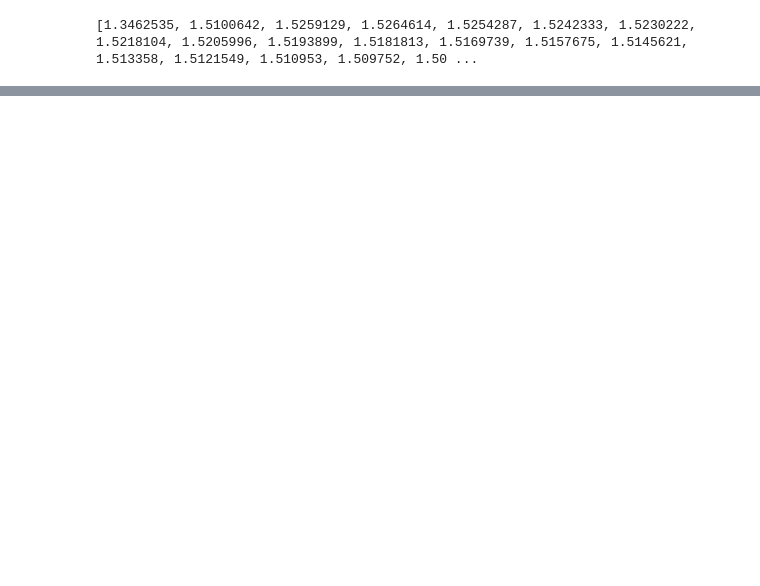
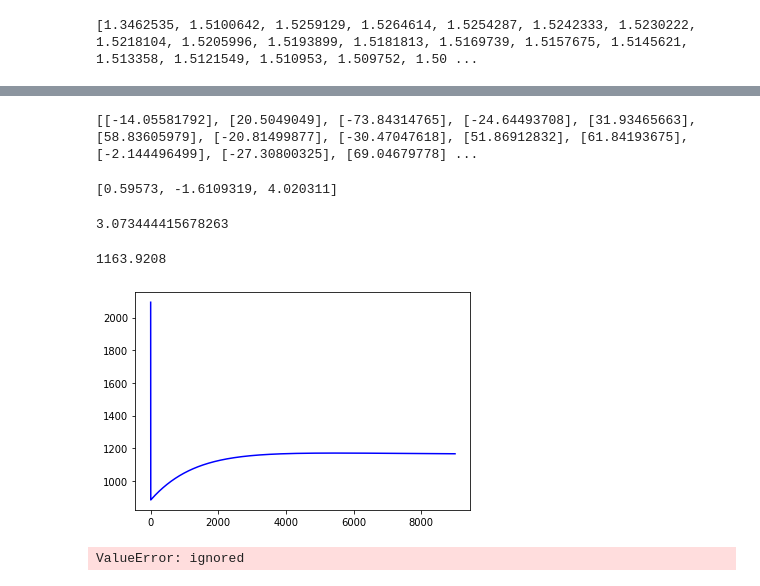
Before and after one commit to suulee/Machine-learning, a Jupyter notebook: assignment04/assignment04.ipynb, the cells around one changed output, grey strips where cells are left out. Saved outputs shown, nothing was run; the diff lists cells and outputs as text; code cells hidden in the pictures; blank space fills up the shorter version.

```diff
--- a/assignment04/assignment04.ipynb
+++ b/assignment04/assignment04.ipynb
@@ -142,0 +153,49 @@ plt.show()
+# %%
+path = "data_test1.csv"
+
+data = np.genfromtxt(path, delimiter=',')
+
+len_train=len(data)
+x_test = data[:,0:3]
+y_test = []
+
+for i in range(len_train):
+  temp=[data[i,3]]
+  y_test.append(temp)
+
+#y_train = []
+#y_train.extend(data[:,-1])
+#num_data=len(x_data)
+# %%
+print(y_test)
+# %% [output]
+[[-14.05581792], [20.5049049], [-73.84314765], [-24.64493708], [31.93465663], [58.83605979], [-20.81499877], [-30.47047618], [51.86912832], [61.84193675], [-2.144496499], [-27.30800325], [69.04679778] ...
+# %%
+print(theta1_history[-1])
+# %% [output]
+[0.59573, -1.6109319, 4.020311]
+# %%
+cost_test_history.append(0.5*tf.reduce_mean(tf.square(x_test@theta1_val+theta0_val-y_test)))
+# %%
+print(sess.run(0.5*tf.reduce_mean(tf.square(x_test@theta1_val+theta0_val-y_test))))
+# %% [output]
+3.073444415678263
+# %%
+print(cost_test_history)
+# %% [output]
+1163.9208
+# %%
+plt.plot(cost_test_history,color='blue')
+#plt.axis([-100,3000,-1000,200000])
+plt.show()
+# %% [output]
+[figure, added]
+# %%
+i=0
+## hypothesis X*theta1+theta0
+hypothesis= x_test[i]@theta1_history[-1]+theta0_history[-1]
+
+## Cost/loss function
+cost= 0.5*tf.reduce_mean(tf.square(hypothesis-Y))
+# %% [output]
+ValueError: ignored
```
Also changed, not shown: parts of 5 cells of this notebook.
